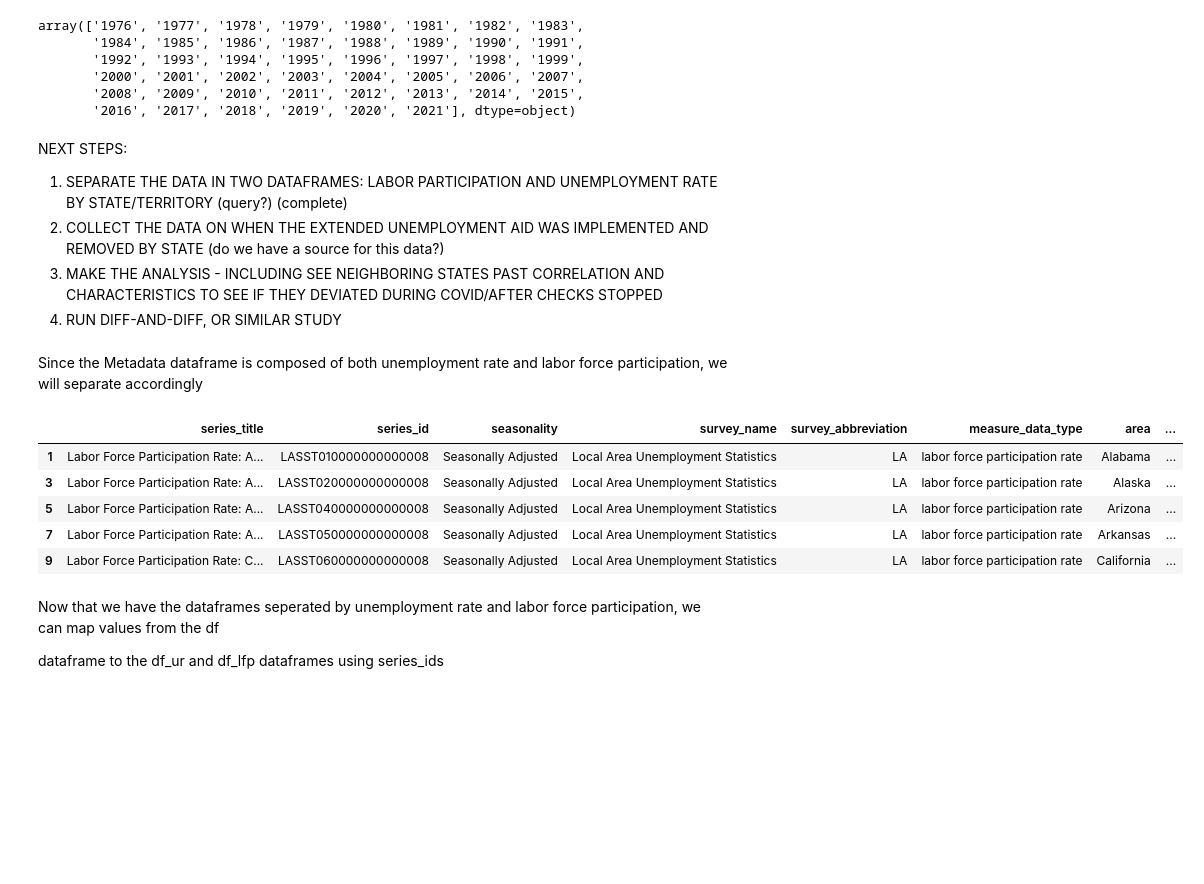
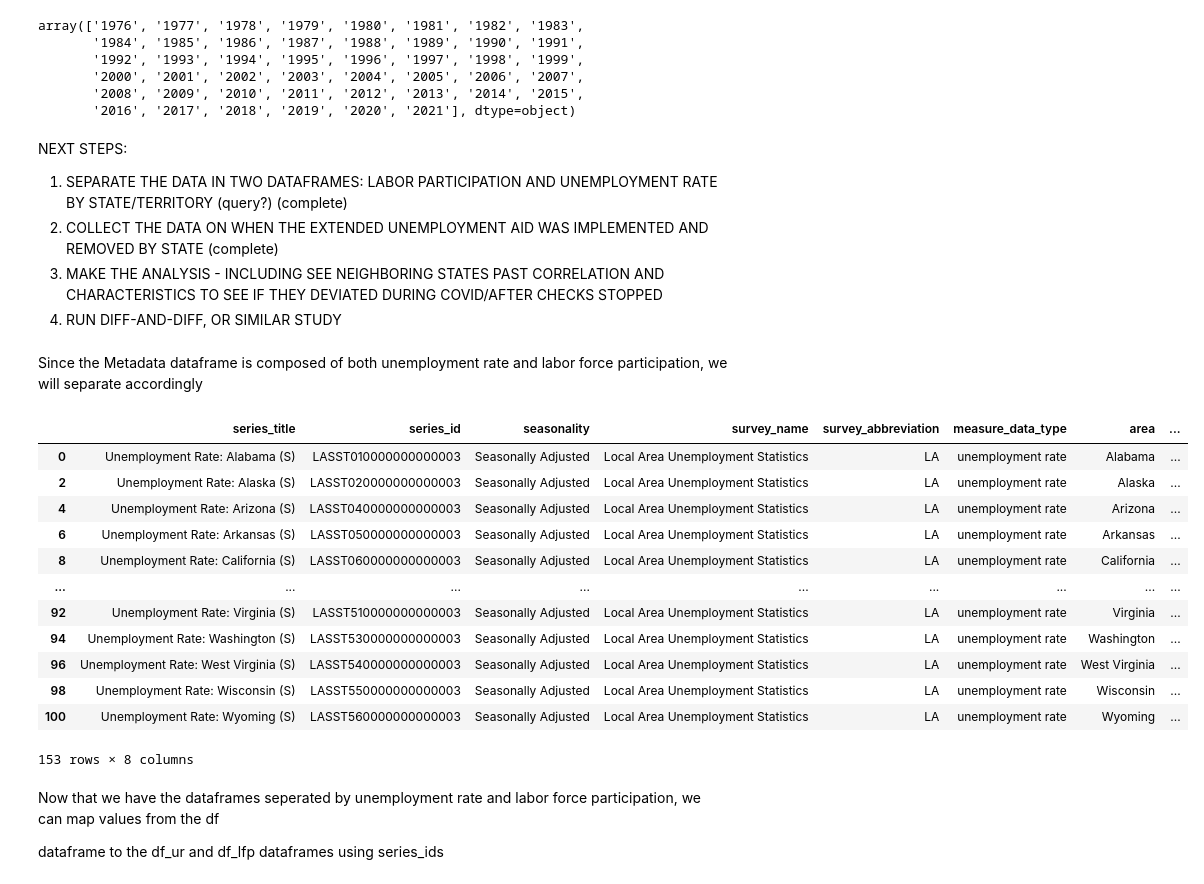
Before and after one commit to vgm236/ferrante_moreira_data_project, a Jupyter notebook: app/ferrante_moreira_project.ipynb, the cells around one changed output. Cells and saved outputs as stored; diff of their text form; code cells hidden in the pictures; blank space fills up the shorter version.

```diff
--- a/app/ferrante_moreira_project.ipynb
+++ b/app/ferrante_moreira_project.ipynb
@@ -440,7 +440,7 @@ metadata = pd.concat([metadata1, metadata2, metadata3])
 NEXT STEPS:
 
 1. SEPARATE THE DATA IN TWO DATAFRAMES: LABOR PARTICIPATION AND UNEMPLOYMENT RATE BY STATE/TERRITORY (query?) (complete)
-2. COLLECT THE DATA ON WHEN THE EXTENDED UNEMPLOYMENT AID WAS IMPLEMENTED AND REMOVED BY STATE (do we have a source for this data?)
+2. COLLECT THE DATA ON WHEN THE EXTENDED UNEMPLOYMENT AID WAS IMPLEMENTED AND REMOVED BY STATE (complete)
 3. MAKE THE ANALYSIS - INCLUDING SEE NEIGHBORING STATES PAST CORRELATION AND CHARACTERISTICS TO SEE IF THEY DEVIATED DURING COVID/AFTER CHECKS STOPPED
 4. RUN DIFF-AND-DIFF, OR SIMILAR STUDY
 # %% [markdown]
@@ -448,18 +448,25 @@ Since the Metadata dataframe is composed of both unemployment rate and labor for
 # %%
 # Dataframe including only measure data types for unemployment rate
 df_ur = metadata.query("measure_data_type == 'unemployment rate'")
 
 # Dataframe including only measure data types for labor force participation
 df_lfp = metadata.query("measure_data_type == 'labor force participation rate'")
 
-df_lfp.head()
+df_ur
 # %% [output]
 |  | series_title | series_id | seasonality | survey_name | survey_abbreviation | measure_data_type | area | ... |
-| 1 | Labor Force Participation Rate: A... | LASST010000000000008 | Seasonally Adjusted | Local Area Unemployment Statistics | LA | labor force participation rate | Alabama | ... |
-| 3 | Labor Force Participation Rate: A... | LASST020000000000008 | Seasonally Adjusted | Local Area Unemployment Statistics | LA | labor force participation rate | Alaska | ... |
-| 5 | Labor Force Participation Rate: A... | LASST040000000000008 | Seasonally Adjusted | Local Area Unemployment Statistics | LA | labor force participation rate | Arizona | ... |
-| 7 | Labor Force Participation Rate: A... | LASST050000000000008 | Seasonally Adjusted | Local Area Unemployment Statistics | LA | labor force participation rate | Arkansas | ... |
-| 9 | Labor Force Participation Rate: C... | LASST060000000000008 | Seasonally Adjusted | Local Area Unemployment Statistics | LA | labor force participation rate | California | ... |
+| 0 | Unemployment Rate: Alabama (S) | LASST010000000000003 | Seasonally Adjusted | Local Area Unemployment Statistics | LA | unemployment rate | Alabama | ... |
+| 2 | Unemployment Rate: Alaska (S) | LASST020000000000003 | Seasonally Adjusted | Local Area Unemployment Statistics | LA | unemployment rate | Alaska | ... |
+| 4 | Unemployment Rate: Arizona (S) | LASST040000000000003 | Seasonally Adjusted | Local Area Unemployment Statistics | LA | unemployment rate | Arizona | ... |
+| 6 | Unemployment Rate: Arkansas (S) | LASST050000000000003 | Seasonally Adjusted | Local Area Unemployment Statistics | LA | unemployment rate | Arkansas | ... |
+| 8 | Unemployment Rate: California (S) | LASST060000000000003 | Seasonally Adjusted | Local Area Unemployment Statistics | LA | unemployment rate | California | ... |
+| ... | ... | ... | ... | ... | ... | ... | ... | ... |
+| 92 | Unemployment Rate: Virginia (S) | LASST510000000000003 | Seasonally Adjusted | Local Area Unemployment Statistics | LA | unemployment rate | Virginia | ... |
+| 94 | Unemployment Rate: Washington (S) | LASST530000000000003 | Seasonally Adjusted | Local Area Unemployment Statistics | LA | unemployment rate | Washington | ... |
+| 96 | Unemployment Rate: West Virginia (S) | LASST540000000000003 | Seasonally Adjusted | Local Area Unemployment Statistics | LA | unemployment rate | West Virginia | ... |
+| 98 | Unemployment Rate: Wisconsin (S) | LASST550000000000003 | Seasonally Adjusted | Local Area Unemployment Statistics | LA | unemployment rate | Wisconsin | ... |
+| 100 | Unemployment Rate: Wyoming (S) | LASST560000000000003 | Seasonally Adjusted | Local Area Unemployment Statistics | LA | unemployment rate | Wyoming | ... |
+153 rows × 8 columns
 # %% [markdown]
 Now that we have the dataframes seperated by unemployment rate and labor force participation, we can map values from the df
 
```
Also changed, not shown: parts of 5 cells of this notebook.
